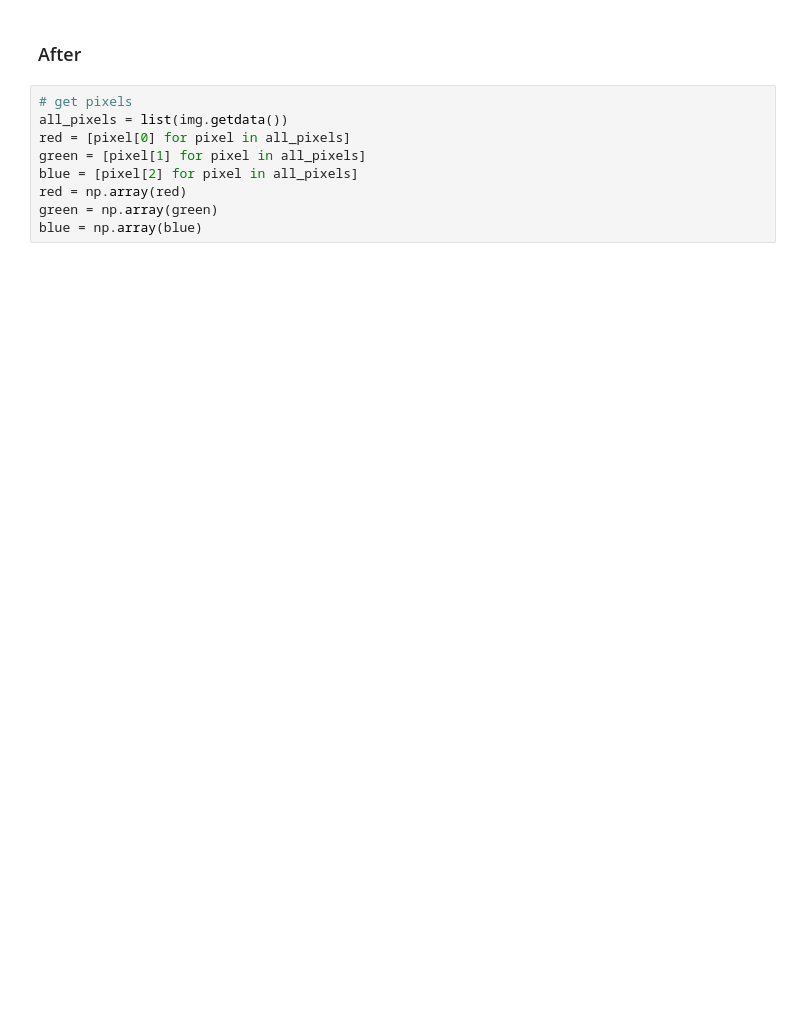
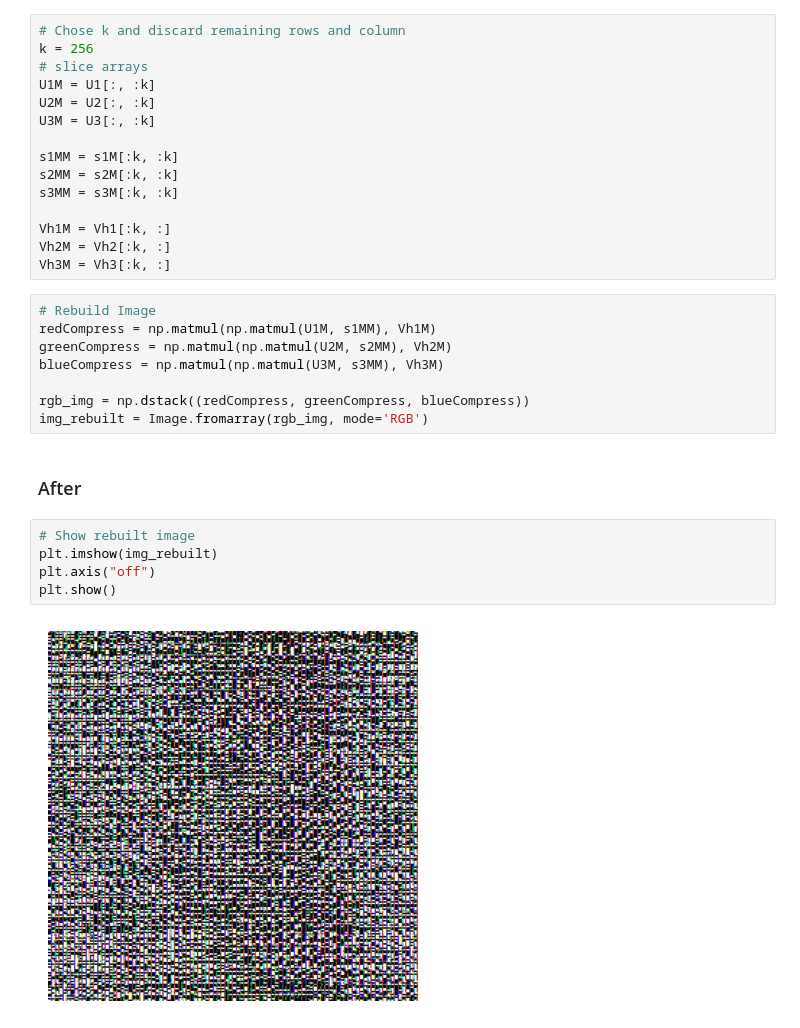
Before and after one commit to Jupiterian/ML-Learning-Portfolio, a Jupyter notebook: Linear Algebra/SVD_Image_Compressor.ipynb, the cells around one changed output. Drawn from its saved outputs; the diff is of its cells as text; blank space fills up the shorter version.

```diff
--- a/Linear Algebra/SVD_Image_Compressor.ipynb
+++ b/Linear Algebra/SVD_Image_Compressor.ipynb
@@ -40,11 +76,32 @@ plt.show()
+# %%
+# Chose k and discard remaining rows and column
+k = 256
+# slice arrays
+U1M = U1[:, :k]
+U2M = U2[:, :k]
+U3M = U3[:, :k]
+
+s1MM = s1M[:k, :k]
+s2MM = s2M[:k, :k]
+s3MM = s3M[:k, :k]
+
+Vh1M = Vh1[:k, :]
+Vh2M = Vh2[:k, :]
+Vh3M = Vh3[:k, :]
+# %%
+# Rebuild Image
+redCompress = np.matmul(np.matmul(U1M, s1MM), Vh1M)
+greenCompress = np.matmul(np.matmul(U2M, s2MM), Vh2M)
+blueCompress = np.matmul(np.matmul(U3M, s3MM), Vh3M)
+
+rgb_img = np.dstack((redCompress, greenCompress, blueCompress))
+img_rebuilt = Image.fromarray(rgb_img, mode='RGB')
 # %% [markdown]
 ### After
-# %%
-# get pixels
-all_pixels = list(img.getdata())
-red = [pixel[0] for pixel in all_pixels]
-green = [pixel[1] for pixel in all_pixels]
-blue = [pixel[2] for pixel in all_pixels]
-red = np.array(red)
-green = np.array(green)
-blue = np.array(blue)
+# %%
+# Show rebuilt image
+plt.imshow(img_rebuilt)
+plt.axis("off")
+plt.show()
+# %% [output]
+[figure, added]
```
Also changed, not shown: parts of 10 cells of this notebook.
